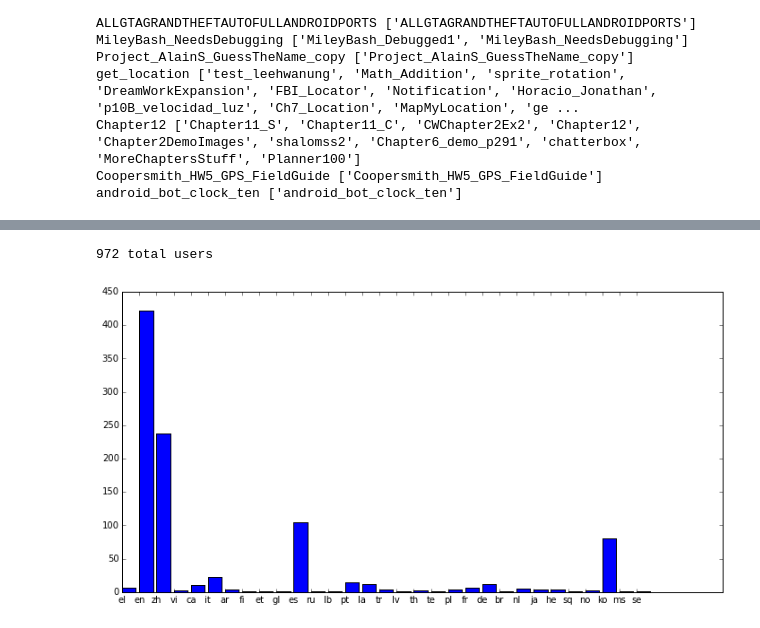
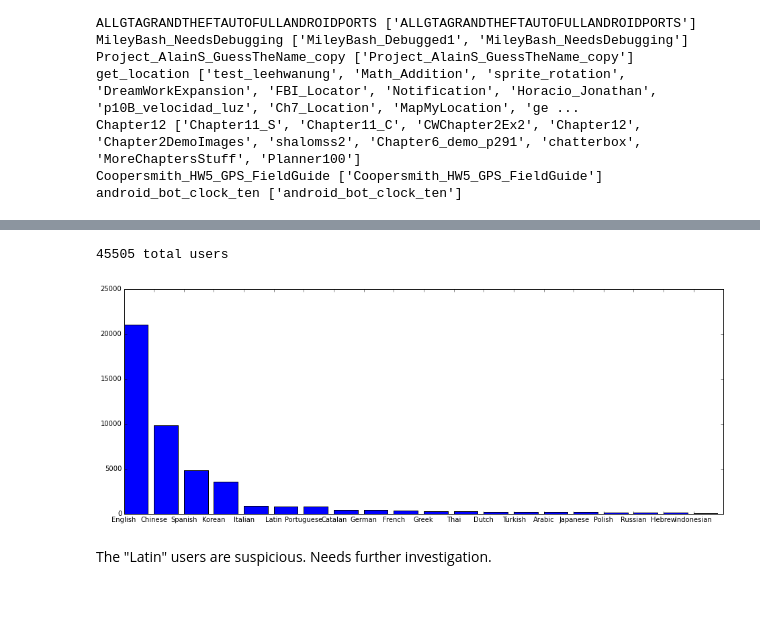
Before and after one commit to sravanareddy/appinventor, a Jupyter notebook: Names.ipynb, the cells around one changed output, grey strips where cells are left out. Saved outputs shown, nothing was run; the diff lists cells and outputs as text; code cells hidden in the pictures; blank space fills up the shorter version.

```diff
--- a/Names.ipynb
+++ b/Names.ipynb
@@ -30,4 +30,5 @@ model_tokens.train_batch()
 # %% [output]
 KeyboardInterrupt:
 # %%
-pnames = open('projectnames.txt').read().split()
+pnames = list(set(open('projectnames.txt').read().split()))
+print 'Loaded set of', len(pnames), 'project names'
@@ -49,13 +52,13 @@ import leven
 from sklearn.cluster import AffinityPropagation
 import numpy as np
 
-pnameset = list(set(pnames))[:7000]   # will increase, but clustering takes longer
+pnames_subset = pnames[:10000]   # will increase, but clustering takes longer
 
-lev_aff = np.zeros((len(pnameset), len(pnameset)))
-for i, pnamei in enumerate(pnameset):
+lev_aff = np.zeros((len(pnames_subset), len(pnames_subset)))
+for i, pnamei in enumerate(pnames_subset):
     if i%100==0:
         print '.',
-    for j, pnamej in enumerate(pnameset):
+    for j, pnamej in enumerate(pnames_subset):
         if j>i:
             lev_aff[i, j] = -1*leven.levenshtein(pnamei, pnamej)
         elif j==i:
@@ -106,6 +109,8 @@ user_tokens = defaultdict(list)
 for i, userid in enumerate(summaries):
     if (i+1)%100==0:
         print '.',
+    if (i+1)%5000==0:
+        print i+1
     for projectid in summaries[userid]:
         numscreens = summaries[userid][projectid]['*Number of Screens']
         for screenid in range(numscreens):
@@ -133,9 +138,14 @@ for i, userid in enumerate(summaries):
 from collections import defaultdict, Counter
 
 user_langs = defaultdict(lambda : defaultdict(float))
-for userid in user_tokens:
+for i, userid in enumerate(user_tokens):
+    if (i+1)%100==0:
+        print '.',
+    if (i+1)%5000==0:
+        print i+1
+
     if len(user_tokens[userid])<50:
-        print '.',
+        print '*',
         continue
     user_langs[userid] = langid.classify(' '.join(user_tokens[userid]))[0]
 
@@ -146,15 +165,21 @@ with open('user_inferredlangs.json', 'w') as o:
 # %%
+iso = ujson.load(open('isocodes.json'))
+
 langcounts = Counter(user_langs.values())
+print sum(langcounts.values()), 'total users'
 
 import matplotlib
 import matplotlib.pyplot as plt
 %matplotlib inline
-matplotlib.rcParams['figure.figsize'] = (12, 6)
+matplotlib.rcParams['figure.figsize'] = (16, 6)
 
-plt.bar(range(len(langcounts)), langcounts.values())
-plt.xticks(range(len(langcounts)), langcounts.keys())
+common_langcounts_keys, common_langcounts_values = zip(*langcounts.most_common(20))
+common_langcounts_keys = [iso[code] for code in common_langcounts_keys]
 
-print sum(langcounts.values()), 'total users'
+plt.bar(range(len(common_langcounts_keys)), common_langcounts_values)
+x = plt.xticks(range(len(common_langcounts_keys)), common_langcounts_keys)
 # %% [output]
-972 total users
+45505 total users
-[figure, old version]
+[figure, new version]
+# %% [markdown]
+The "Latin" users are suspicious. Needs further investigation.
```
Also changed, not shown: parts of 5 cells of this notebook.
